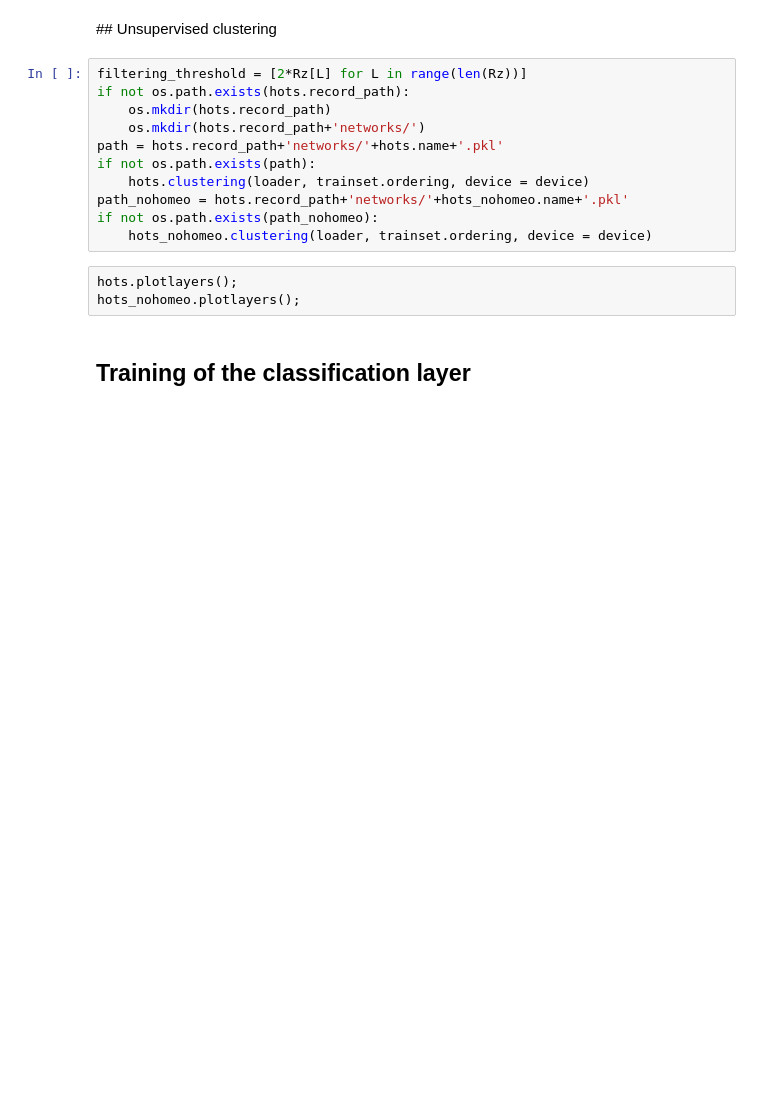
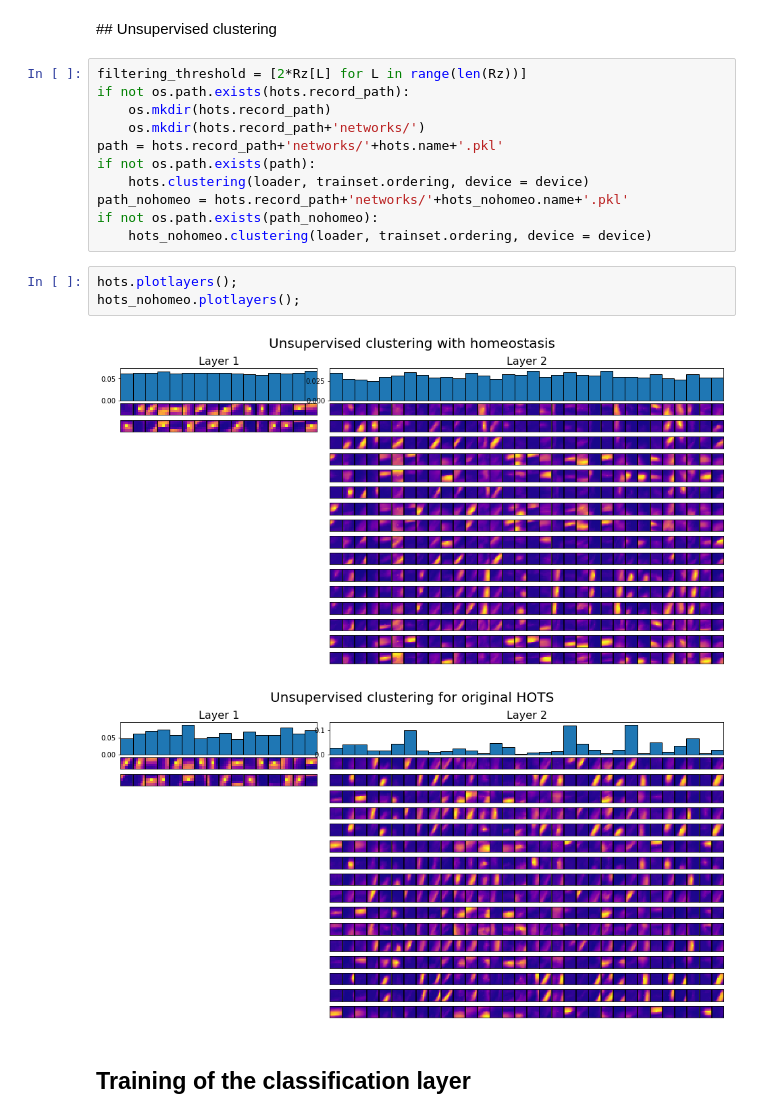
Before and after one commit to AntoineGrimaldi/hotsline, a Jupyter notebook: notebooks/RESULTS_NMNIST.ipynb, the cells around one changed output. Cells and saved outputs as stored; diff of their text form; blank space fills up the shorter version.

```diff
--- a/notebooks/RESULTS_NMNIST.ipynb
+++ b/notebooks/RESULTS_NMNIST.ipynb
@@ -84,9 +80,12 @@ if not os.path.exists(path):
 path_nohomeo = hots.record_path+'networks/'+hots_nohomeo.name+'.pkl'
 if not os.path.exists(path_nohomeo):
     hots_nohomeo.clustering(loader, trainset.ordering, device = device)
-# %% [raw]
-hots.plotlayers();
-hots_nohomeo.plotlayers();
+# %%
+hots.plotlayers();
+hots_nohomeo.plotlayers();
+# %% [output]
+[figure, added]
+[figure, added]
 # %% [markdown]
 ## Training of the classification layer
 # %%
```
Also changed, not shown: parts of 2 cells of this notebook, 2 other files.
